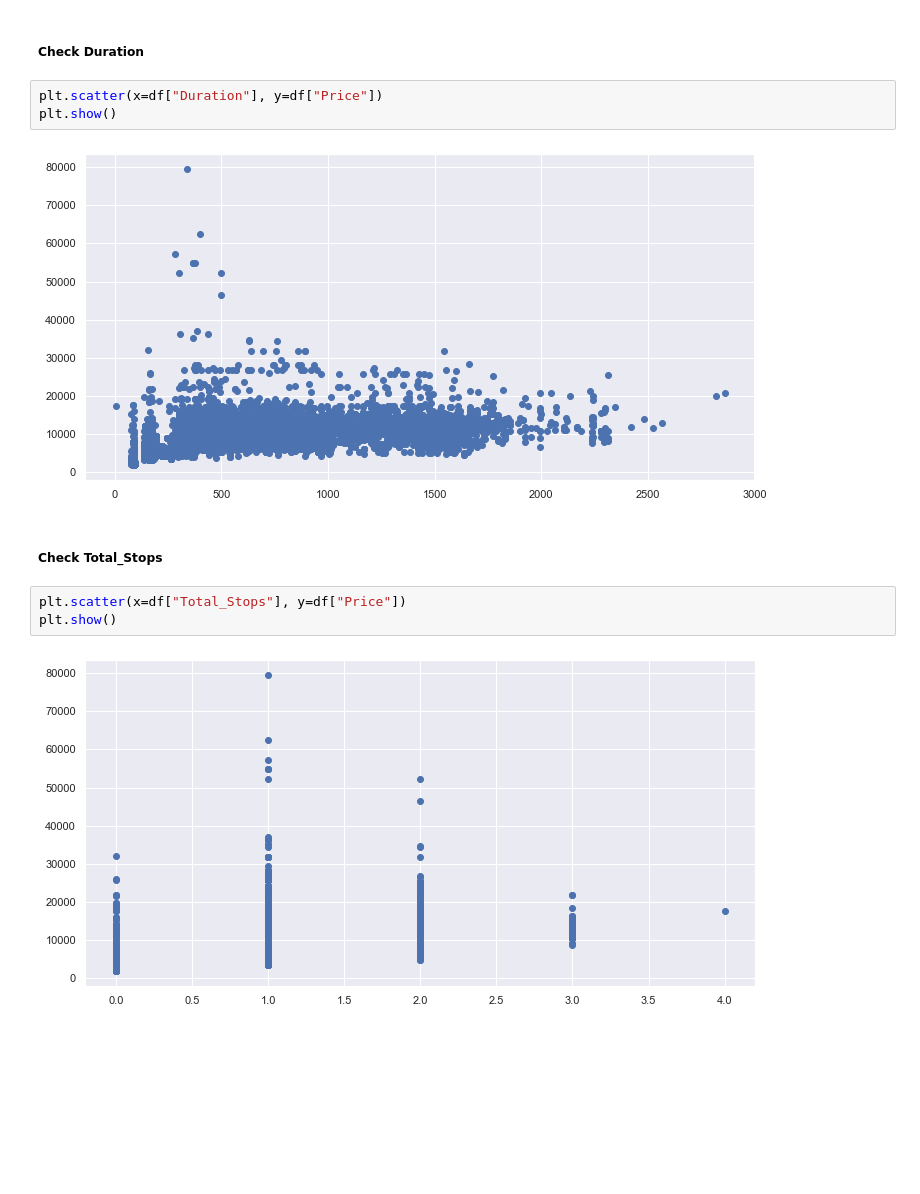
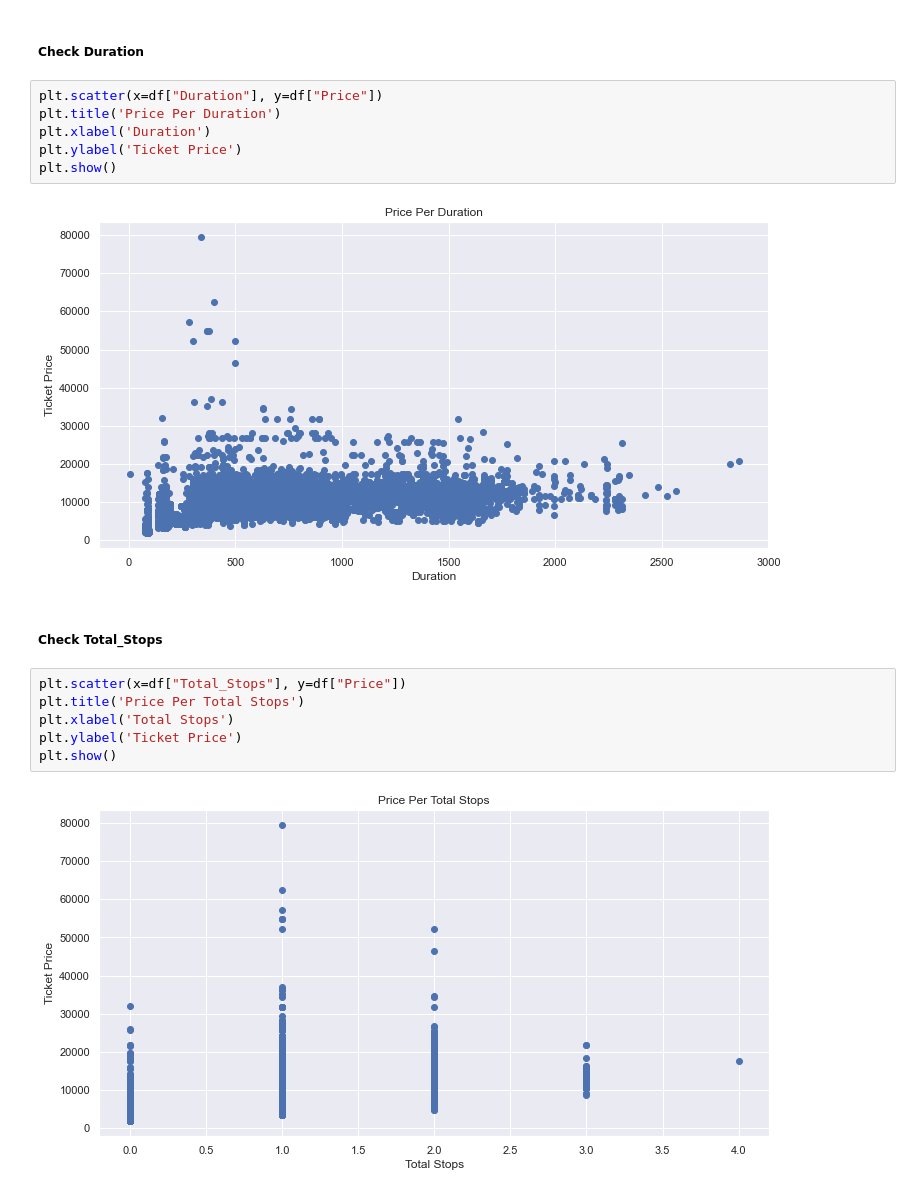
Before and after one commit to ohkaaaaay/Airfare_Price_Prediction, a Jupyter notebook: EDA_airfare_price_prediction.ipynb, the cells around one changed output. Saved outputs shown, nothing was run; the diff lists cells and outputs as text; blank space fills up the shorter version.

```diff
--- a/EDA_airfare_price_prediction.ipynb
+++ b/EDA_airfare_price_prediction.ipynb
@@ -497,13 +498,19 @@ sns.heatmap(df.corr(),annot=True)
 ##### Check Duration
 # %%
 plt.scatter(x=df["Duration"], y=df["Price"])
+plt.title('Price Per Duration')
+plt.xlabel('Duration')
+plt.ylabel('Ticket Price')
 plt.show()
 # %% [output]
-[figure, old version]
+[figure, new version]
 # %% [markdown]
 ##### Check Total_Stops
 # %%
 plt.scatter(x=df["Total_Stops"], y=df["Price"])
+plt.title('Price Per Total Stops')
+plt.xlabel('Total Stops')
+plt.ylabel('Ticket Price')
 plt.show()
 # %% [output]
-[figure, old version]
+[figure, new version]
```
Also changed, not shown: parts of 1 cell of this notebook, 1 other file.
